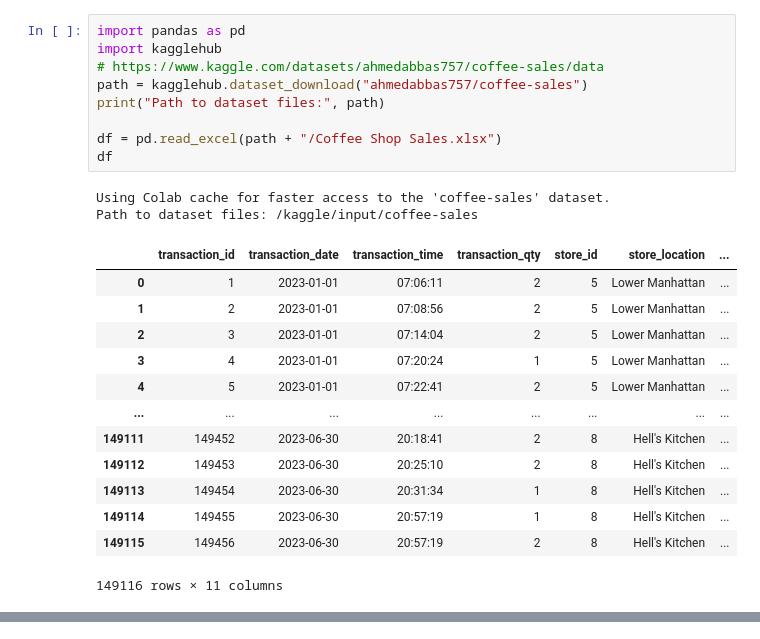
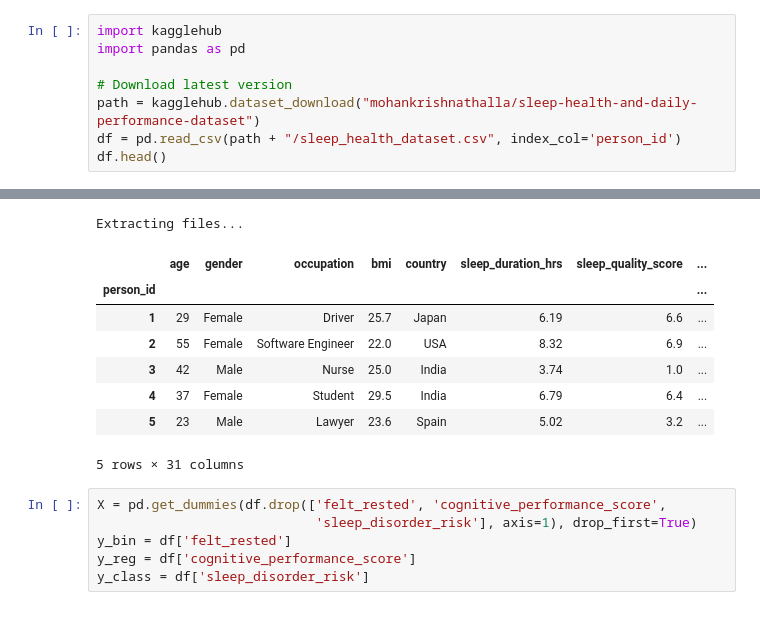
Before and after one commit to cinna-vk/iaa-pia, a Jupyter notebook: PIA_IAA.ipynb, the cells around one changed output, grey strips where cells are left out. Saved outputs shown, nothing was run; the diff lists cells and outputs as text.

```diff
--- a/PIA_IAA.ipynb
+++ b/PIA_IAA.ipynb
@@ -1,25 +1,9 @@
-# %%
-import pandas as pd
-import kagglehub
-# https://www.kaggle.com/datasets/ahmedabbas757/coffee-sales/data
-path = kagglehub.dataset_download("ahmedabbas757/coffee-sales")
-print("Path to dataset files:", path)
-
-df = pd.read_excel(path + "/Coffee Shop Sales.xlsx")
-df
-# %% [output]
-Using Colab cache for faster access to the 'coffee-sales' dataset.
-Path to dataset files: /kaggle/input/coffee-sales
-|  | transaction_id | transaction_date | transaction_time | transaction_qty | store_id | store_location | ... |
-| 0 | 1 | 2023-01-01 | 07:06:11 | 2 | 5 | Lower Manhattan | ... |
-| 1 | 2 | 2023-01-01 | 07:08:56 | 2 | 5 | Lower Manhattan | ... |
-| 2 | 3 | 2023-01-01 | 07:14:04 | 2 | 5 | Lower Manhattan | ... |
-| 3 | 4 | 2023-01-01 | 07:20:24 | 1 | 5 | Lower Manhattan | ... |
-| 4 | 5 | 2023-01-01 | 07:22:41 | 2 | 5 | Lower Manhattan | ... |
-| ... | ... | ... | ... | ... | ... | ... | ... |
-| 149111 | 149452 | 2023-06-30 | 20:18:41 | 2 | 8 | Hell's Kitchen | ... |
-| 149112 | 149453 | 2023-06-30 | 20:25:10 | 2 | 8 | Hell's Kitchen | ... |
-| 149113 | 149454 | 2023-06-30 | 20:31:34 | 1 | 8 | Hell's Kitchen | ... |
-| 149114 | 149455 | 2023-06-30 | 20:57:19 | 1 | 8 | Hell's Kitchen | ... |
-| 149115 | 149456 | 2023-06-30 | 20:57:19 | 2 | 8 | Hell's Kitchen | ... |
-149116 rows × 11 columns
+# %%
+import kagglehub
+import pandas as pd
+
+# Download latest version
+path = kagglehub.dataset_download("mohankrishnathalla/sleep-health-and-daily-performance-dataset")
+df = pd.read_csv(path + "/sleep_health_dataset.csv", index_col='person_id')
+df.head()
+# %% [output]
@@ -25,0 +11,15 @@ Path to dataset files: /kaggle/input/coffee-sales
+Extracting files...
+|  | age | gender | occupation | bmi | country | sleep_duration_hrs | sleep_quality_score | ... |
+| person_id |  |  |  |  |  |  |  | ... |
+| 1 | 29 | Female | Driver | 25.7 | Japan | 6.19 | 6.6 | ... |
+| 2 | 55 | Female | Software Engineer | 22.0 | USA | 8.32 | 6.9 | ... |
+| 3 | 42 | Male | Nurse | 25.0 | India | 3.74 | 1.0 | ... |
+| 4 | 37 | Female | Student | 29.5 | India | 6.79 | 6.4 | ... |
+| 5 | 23 | Male | Lawyer | 23.6 | Spain | 5.02 | 3.2 | ... |
+5 rows × 31 columns
+# %%
+X = pd.get_dummies(df.drop(['felt_rested', 'cognitive_performance_score',
+                            'sleep_disorder_risk'], axis=1), drop_first=True)
+y_bin = df['felt_rested']
+y_reg = df['cognitive_performance_score']
+y_class = df['sleep_disorder_risk']
```
Also changed, not shown: parts of 17 cells of this notebook.
